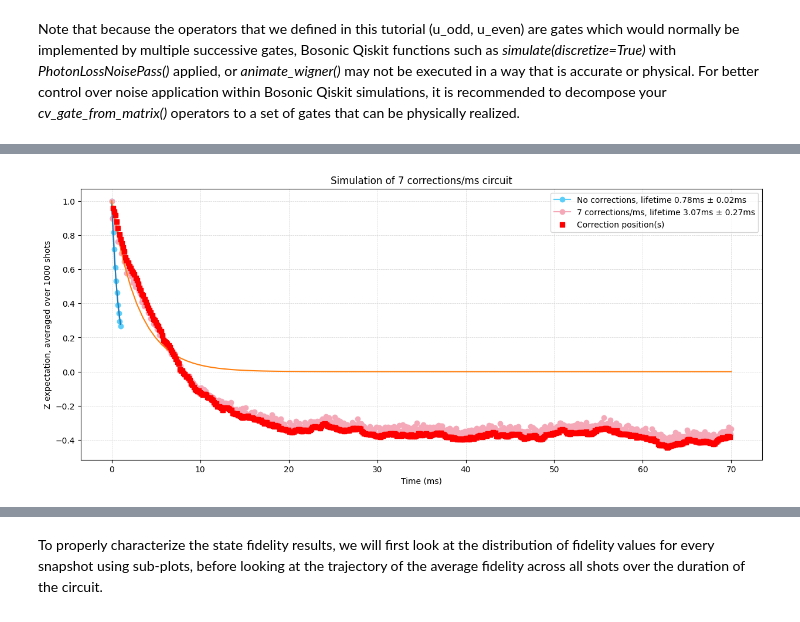
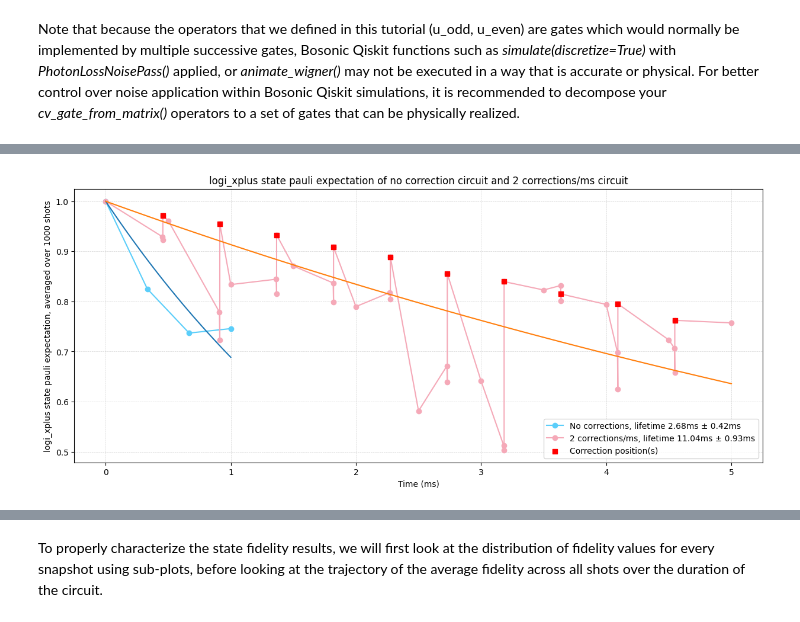
Before and after one commit to C2QA/bosonic-qiskit, a Jupyter notebook: tutorials/bosonic-kitten-code/bosonic-kitten-code.ipynb, the cells around one changed output, grey strips where cells are left out. Cells and saved outputs as stored; diff of their text form; code cells hidden in the pictures.

```diff
--- a/tutorials/bosonic-kitten-code/bosonic-kitten-code.ipynb
+++ b/tutorials/bosonic-kitten-code/bosonic-kitten-code.ipynb
@@ -887,0 +761,4 @@ correction_fid, correction_prob, correction_snapshot_timings, corr_position_time
+# %%
+# Run simulation with and without correction. Disable u_even
+_, noise_only_fid, noise_only_prob, noise_only_snapshot_timings, _ = error_correction_experiment(encoding, 0, shots, additional_snaps, noise_only_circ_time)
+_, correction_fid, correction_prob, correction_snapshot_timings, corr_position_times = error_correction_experiment(encoding, num_corr, shots, additional_snaps, correction_circ_time, identity=True)
@@ -887,0 +957,4 @@ correction_fid, correction_prob, correction_snapshot_timings, corr_position_time
+# %%
+# Run simulation with and without correction. Enable u_even
+noise_only_pauli_tuple, noise_only_fid, noise_only_prob, noise_only_snapshot_timings, _ = error_correction_experiment(encoding, 0, shots, additional_snaps, noise_only_circ_time)
+correction_pauli_tuple, correction_fid, correction_prob, correction_snapshot_timings, corr_position_times = error_correction_experiment(encoding, num_corr, shots, additional_snaps, correction_circ_time)
@@ -888,41 +1188,66 @@ correction_fid, correction_prob, correction_snapshot_timings, corr_position_time
 # %%
-## Z Pauli operator decay visualization
-# Project matrices onto Z basis and compute expectation
-Z_projector = Operator(np.outer([0, 1], [0, 0, 1, 0, 0, 0, 0, 0]) + np.outer([1, 0], [1/np.sqrt(2), 0, 0, 0, 1/np.sqrt(2), 0, 0, 0]))
-zQB = np.array([[1, 0], [0, -1]])
+## All six states on separate charts
+encoding = ['logi_xplus', 'logi_xminus', 'logi_yplus', 'logi_yminus', 'logi0', 'logi1']
+sign = [1, -1, 1, -1, 1, -1]
+for index, i in enumerate(encoding):
+    noise_only_pauli_tuple, noise_only_fid, noise_only_prob, noise_only_snapshot_timings, _ = error_correction_experiment(i, 0, shots, 3, noise_only_circ_time)
+    correction_pauli_tuple, correction_fid, correction_prob, correction_snapshot_timings, corr_position_times = error_correction_experiment(i, num_corr, shots, additional_snaps, correction_circ_time)
 
-noise_only_Z_expectation = [[matrix.evolve(Z_projector).expectation_value(zQB) for matrix in cycle] for cycle in noise_only_matrices]
-noise_only_Z_expectation_avg = [np.round(np.average(cycle), 4) for cycle in noise_only_Z_expectation]
+    ## Pauli operator decay visualization
+    noise_only_pauli_expectation, noise_only_pauli_prob = noise_only_pauli_tuple #[[matrix.real for matrix in cycle] for cycle in noise_only_pauli]
+    correction_pauli_expectation, correction_pauli_prob = correction_pauli_tuple
 
-correction_Z_expectation = [[matrix.evolve(Z_projector).expectation_value(zQB) for matrix in cycle] for cycle in correction_matrices]
-correction_Z_expectation_avg = [np.round(np.average(cycle), 4) for cycle in correction_Z_expectation]
+    # Compute average expectation and prob across all shots
+    noise_only_expectation_avg = [np.round(np.average(cycle), 4) for cycle in noise_only_pauli_expectation]
+    correction_expectation_avg = [np.round(np.average(cycle), 4) for cycle in correction_pauli_expectation]
 
-# Fit expectation data using an exponential decay function
-noise_only_lifetime, noise_lifetime_uncertainty = curve_fitter(noise_only_snapshot_timings, noise_only_Z_expectation_avg)
-correction_lifetime, correction_lifetime_uncertainty = curve_fitter(correction_snapshot_timings, correction_Z_expectation_avg)
+    noise_only_pauli_prob_avg =  [np.round(np.average(cycle), 4) for cycle in noise_only_pauli_prob]
+    correction_pauli_prob_avg = [np.round(np.average(cycle), 4) for cycle in correction_pauli_prob]
 
-# Plot expectation data
-plt.figure(figsize=(15,6))
-plt.plot(noise_only_snapshot_timings, noise_only_Z_expectation_avg,
-         label="No corrections, lifetime {}ms ± {}ms".format(noise_only_lifetime, noise_lifetime_uncertainty), marker='o', color='#5BCEFA')
-plt.plot(correction_snapshot_timings, correction_Z_expectation_avg,
-         label="{} corrections/ms, lifetime {}ms ± {}ms".format(num_corr, correction_lifetime, correction_lifetime_uncertainty), marker='o', color='#F5A9B8')
+    ## Expectation plots
+    # Fit expectation data using an exponential decay function
+    noise_only_lifetime, noise_lifetime_uncertainty = curve_fitter(noise_only_snapshot_timings, noise_only_expectation_avg, sign[index])
+    correction_lifetime, correction_lifetime_uncertainty = curve_fitter(correction_snapshot_timings, correction_expectation_avg, sign[index])
 
-# Plot curve fits
-noise_curve_timing = np.linspace(0, noise_only_circ_time, 100)
-plt.plot(noise_curve_timing, np.exp(-noise_curve_timing/noise_only_lifetime))
-corr_curve_timing = np.linspace(0, correction_circ_time, 100)
-plt.plot(corr_curve_timing, np.exp(-corr_curve_timing/correction_lifetime))
+    # Plot expectation data
+    plt.figure(figsize=(15,6))
+    plt.plot(noise_only_snapshot_timings, noise_only_expectation_avg,
+            label="No corrections, lifetime {}ms ± {}ms".format(noise_only_lifetime, noise_lifetime_uncertainty), marker='o', color='#5BCEFA')
+    plt.plot(correction_snapshot_timings, correction_expectation_avg,
+            label="{} corrections/ms, lifetime {}ms ± {}ms".format(num_corr, correction_lifetime, correction_lifetime_uncertainty), marker='o', color='#F5A9B8')
 
-# Plot correction positions
-x, y = correction_positions(corr_position_times, correction_Z_expectation_avg, correction_snapshot_timings)
-plt.scatter(x, y, marker = 's', label = "Correction position(s)", color = 'red', zorder=3)
+    # Plot expectation data curve fits
+    noise_curve_timing = np.linspace(0, noise_only_circ_time, 100)
+    plt.plot(noise_curve_timing, sign[index] * np.exp(-noise_curve_timing/noise_only_lifetime))
+    corr_curve_timing = np.linspace(0, correction_circ_time, 100)
+    plt.plot(corr_curve_timing, sign[index] * np.exp(-corr_curve_timing/correction_lifetime))
 
-plt.xlabel("Time (ms)")
-plt.ylabel("Z expectation, averaged over {} shots".format(shots))
-plt.title("Simulation of {} corrections/ms circuit".format(num_corr))
-plt.grid(color = 'lightgrey', linestyle = 'dashed', linewidth = 0.5)
-plt.legend(loc='upper right')
-plt.show()
+    # Plot correction positions
+    x, y = correction_positions(corr_position_times, correction_expectation_avg, correction_snapshot_timings)
+    plt.scatter(x, y, marker = 's', label = "Correction position(s)", color = 'red', zorder=3)
+
+    plt.xlabel("Time (ms)")
+    plt.ylabel("{} state pauli expectation, averaged over {} shots".format(i, shots))
+    plt.title("{} state pauli expectation of no correction circuit and {} corrections/ms circuit".format(i, num_corr))
+    plt.grid(color = 'lightgrey', linestyle = 'dashed', linewidth = 0.5)
+    plt.legend(loc='lower right')
+    plt.show()
+
+#     ## Probability of projection plots
+#     plt.figure(figsize=(15,6))
+#     plt.plot(noise_only_snapshot_timings, noise_only_pauli_prob_avg,
+#             label="No corrections, lifetime {}ms ± {}ms".format(noise_only_lifetime, noise_lifetime_uncertainty), marker='o', color='#5BCEFA')
+#     plt.plot(correction_snapshot_timings, correction_pauli_prob_avg,
+#             label="{} corrections/ms, lifetime {}ms ± {}ms".format(num_corr, correction_lifetime, correction_lifetime_uncertainty), marker='o', color='#F5A9B8')
+
+#     x, y = correction_positions(corr_position_times, correction_pauli_prob_avg, correction_snapshot_timings)
+#     plt.scatter(x, y, marker = 's', label = "Correction position(s)", color = 'red', zorder=3)
+
+#     plt.xlabel("Time (ms)")
+#     plt.ylabel("{} state pauli probability, averaged over {} shots".format(i, shots))
+#     plt.title("{} state pauli probability of no correction circuit and {} corrections/ms circuit".format(i, num_corr))
+#     plt.grid(color = 'lightgrey', linestyle = 'dashed', linewidth = 0.5)
+#     plt.legend(loc='lower right')
+#     plt.show()
 # %% [output]
-[figure, old version]
+[figure, new version]
```
Also changed, not shown: parts of 49 cells of this notebook.
